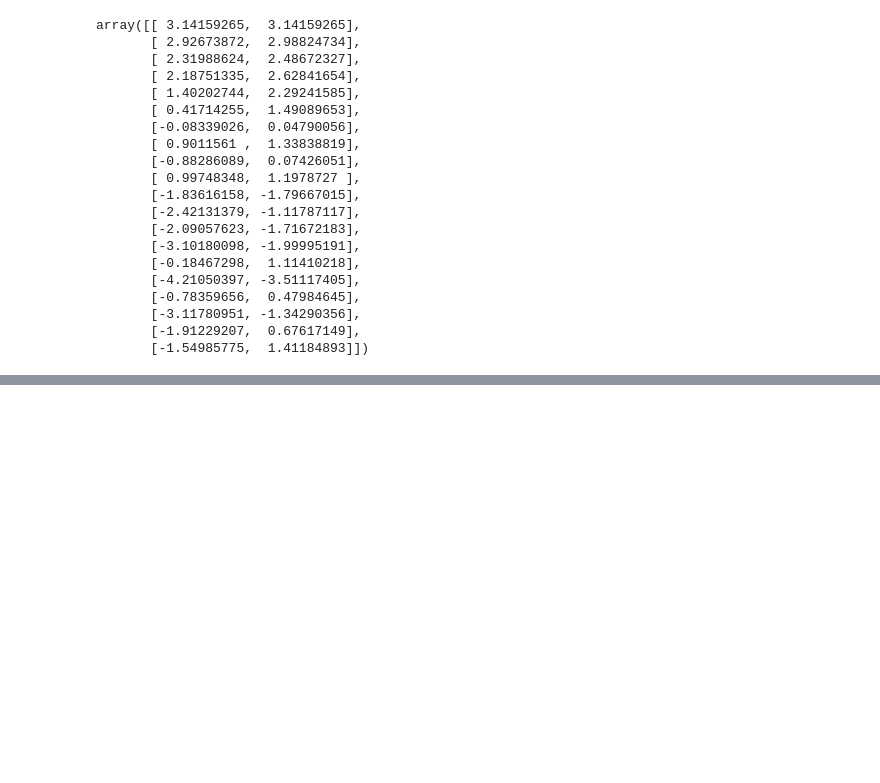
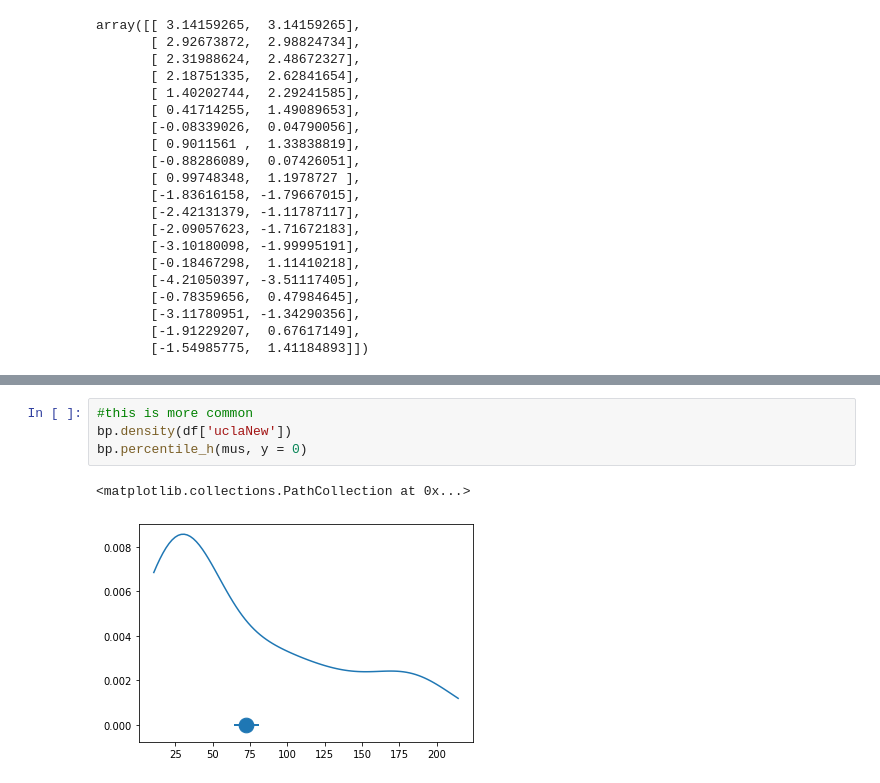
Before and after one commit to josephmlev/levine_j_math_314, a Jupyter notebook: notes/Class_notes_9.23-.ipynb, the cells around one changed output, grey strips where cells are left out. Cells and saved outputs as stored; diff of their text form; blank space fills up the shorter version.

```diff
--- a/notes/Class_notes_9.23-.ipynb
+++ b/notes/Class_notes_9.23-.ipynb
@@ -626,0 +731,7 @@ array([[ 3.14159265,  3.14159265],
+# %%
+#this is more common
+bp.density(df['uclaNew'])
+bp.percentile_h(mus, y = 0)
+# %% [output]
+<matplotlib.collections.PathCollection at 0x...>
+[figure, added]
```
Also changed, not shown: parts of 15 cells of this notebook.
